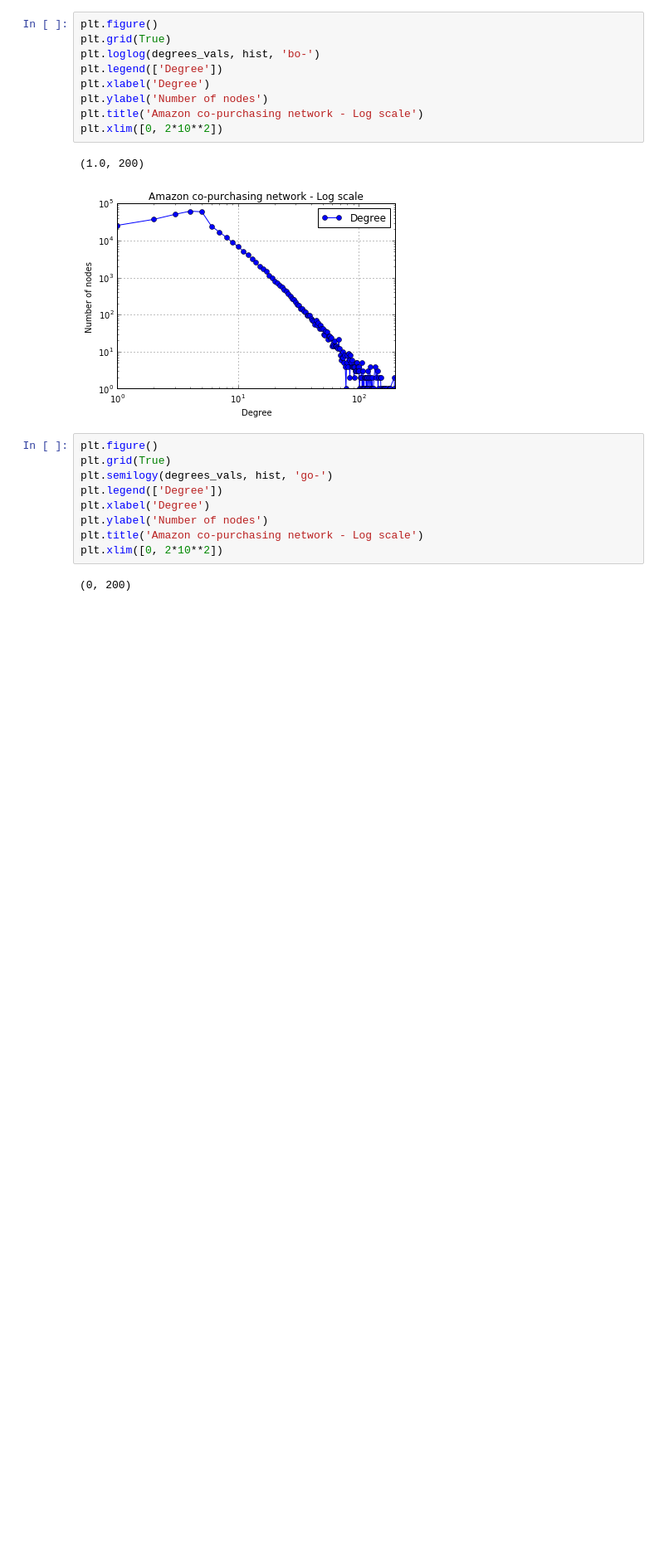
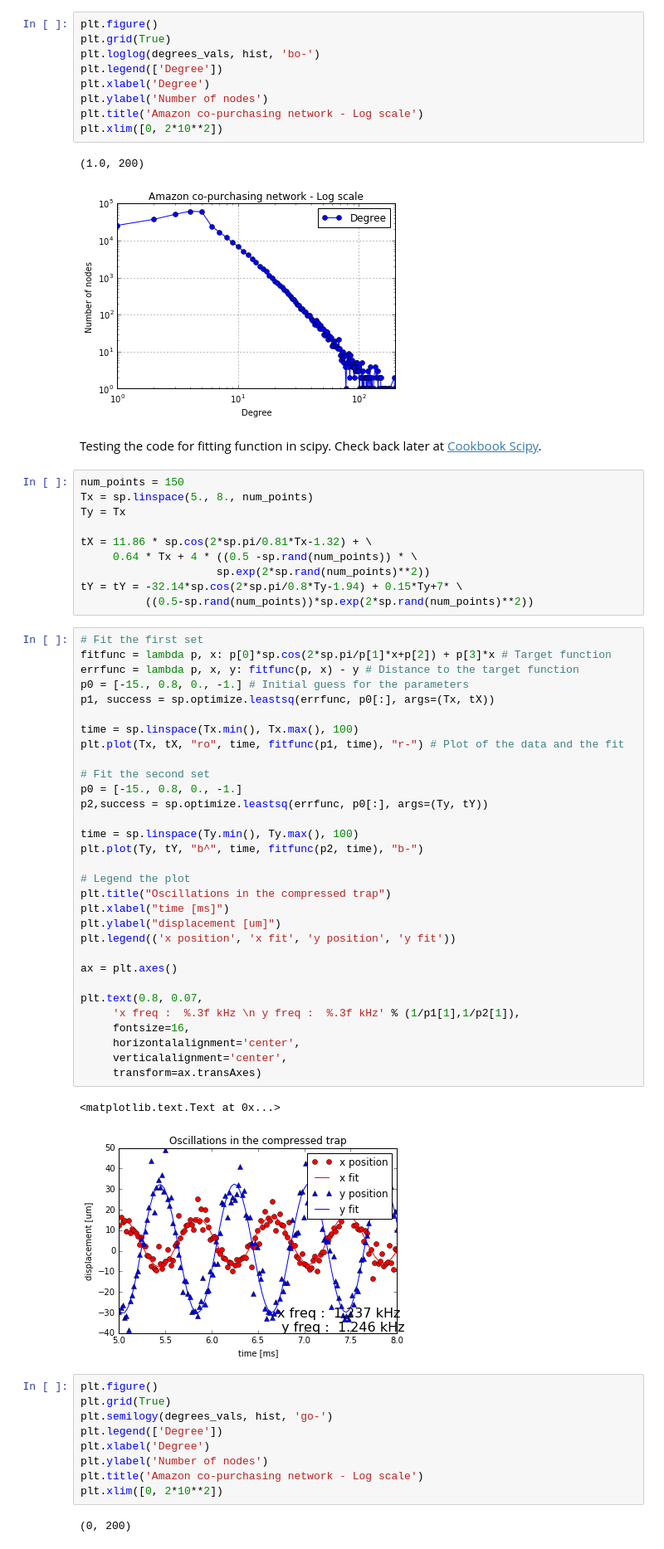
Before and after one commit to gear/motifwalk, a Jupyter notebook: notebooks/Amazon co-purchasing network analysis.ipynb, the cells around one changed output. Shown: that part at 83% size. Saved outputs shown, nothing was run; the diff lists cells and outputs as text; blank space fills up the shorter version.

Commit message:
add result plots

```diff
--- a/notebooks/Amazon co-purchasing network analysis.ipynb
+++ b/notebooks/Amazon co-purchasing network analysis.ipynb
@@ -74,6 +76,52 @@ plt.xlim([0, 2*10**2])
 # %% [output]
 (1.0, 200)
 [figure]
+# %% [markdown]
+Testing the code for fitting function in scipy. Check back later at [Cookbook Scipy](http://scipy.github.io/old-wiki/pages/Cookbook/FittingData#CA-029e9ae12c0592e5c90cf64b2b75493a82c5351b_12).
+# %%
+num_points = 150
+Tx = sp.linspace(5., 8., num_points)
+Ty = Tx
+
+tX = 11.86 * sp.cos(2*sp.pi/0.81*Tx-1.32) + \
+     0.64 * Tx + 4 * ((0.5 -sp.rand(num_points)) * \
+                     sp.exp(2*sp.rand(num_points)**2))
+tY = tY = -32.14*sp.cos(2*sp.pi/0.8*Ty-1.94) + 0.15*Ty+7* \
+          ((0.5-sp.rand(num_points))*sp.exp(2*sp.rand(num_points)**2))
+# %%
+# Fit the first set
+fitfunc = lambda p, x: p[0]*sp.cos(2*sp.pi/p[1]*x+p[2]) + p[3]*x # Target function
+errfunc = lambda p, x, y: fitfunc(p, x) - y # Distance to the target function
+p0 = [-15., 0.8, 0., -1.] # Initial guess for the parameters
+p1, success = sp.optimize.leastsq(errfunc, p0[:], args=(Tx, tX))
+
+time = sp.linspace(Tx.min(), Tx.max(), 100)
+plt.plot(Tx, tX, "ro", time, fitfunc(p1, time), "r-") # Plot of the data and the fit
+
+# Fit the second set
+p0 = [-15., 0.8, 0., -1.]
+p2,success = sp.optimize.leastsq(errfunc, p0[:], args=(Ty, tY))
+
+time = sp.linspace(Ty.min(), Ty.max(), 100)
+plt.plot(Ty, tY, "b^", time, fitfunc(p2, time), "b-")
+
+# Legend the plot
+plt.title("Oscillations in the compressed trap")
+plt.xlabel("time [ms]")
+plt.ylabel("displacement [um]")
+plt.legend(('x position', 'x fit', 'y position', 'y fit'))
+
+ax = plt.axes()
+
+plt.text(0.8, 0.07,
+     'x freq :  %.3f kHz \n y freq :  %.3f kHz' % (1/p1[1],1/p2[1]),
+     fontsize=16,
+     horizontalalignment='center',
+     verticalalignment='center',
+     transform=ax.transAxes)
+# %% [output]
+<matplotlib.text.Text at 0x...>
+[figure, added]
 # %%
 plt.figure()
 plt.grid(True)
```
Also changed, not shown: parts of 5 cells of this notebook, 3 other files.
